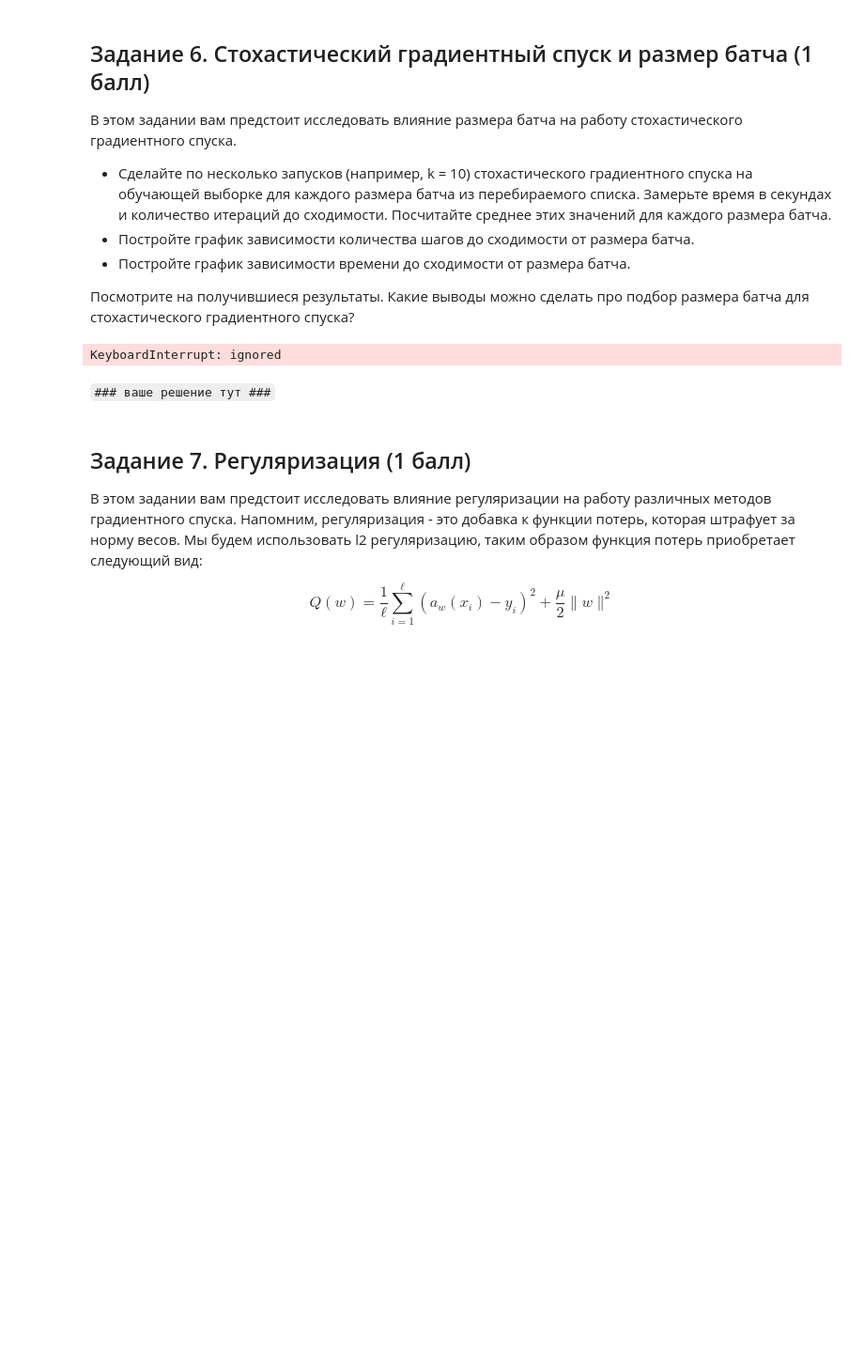
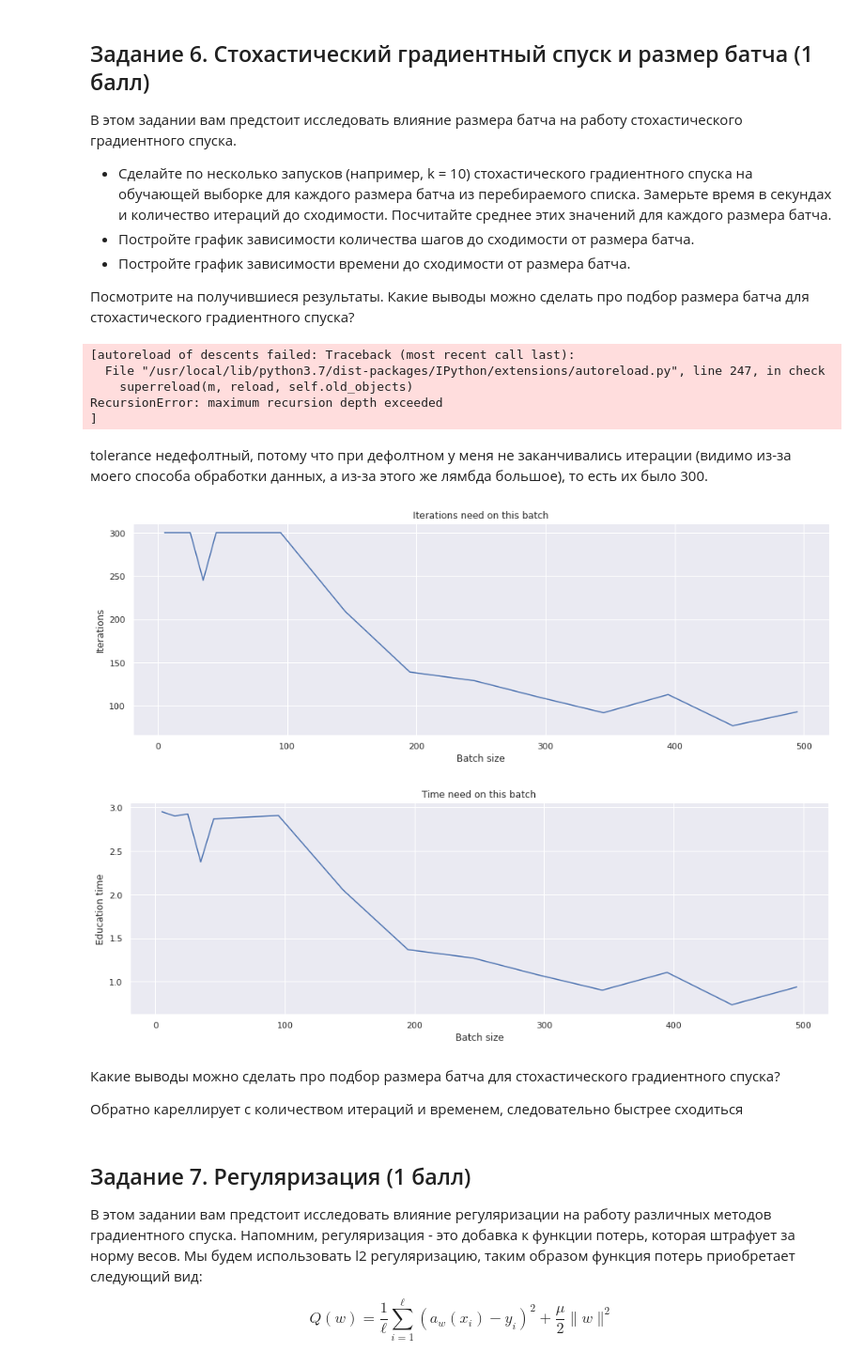
Before and after one commit to Panesher/Machine-Learning, a Jupyter notebook: HW-3/homework_practice_03_gd_Panesh.ipynb, the cells around one changed output. Shown at 94% size. Drawn from its saved outputs; the diff is of its cells as text; code cells hidden in the pictures; blank space fills up the shorter version.

```diff
--- a/HW-3/homework_practice_03_gd_Panesh.ipynb
+++ b/HW-3/homework_practice_03_gd_Panesh.ipynb
@@ -467,10 +471,5 @@ def Train(descent_name, lambd, tolerance, max_iter, x_train, y_train):
 # %%
-import time
-
-lambdas = [1e5, 1e4, 1e3, 1e2, 1e1, 1, 1e-1, 1e-2, 1e-3]
-max_iter = int(1e3)
-tolerance = 1e-8
-
+# Долгое выполнение
 for descent_name in ['full', 'stochastic', 'momentum', 'adam']:
     print('Descent', descent_name, end=':\n')
     for lambd in lambdas:
@@ -479,8 +478,7 @@ for descent_name in ['full', 'stochastic', 'momentum', 'adam']:
 
         start = time.time()
 
-        regression = Train(descent_name, lambd, tolerance,
-                           max_iter, x_train, y_train)
+        regression = Train(descent_name, lambd, x_train, y_train)
         end = time.time()
 
         print('lambda: ', lambd, ', RMSE loss: ',
@@ -594,7 +649,8 @@ According to the graph, all graphics dramaticly rising in first 2-3 iterations.
 
 Посмотрите на получившиеся результаты. Какие выводы можно сделать про подбор размера батча для стохастического градиентного спуска?
 # %%
-def TrainStochastic(batch_size, lambd, tolerance, max_iter, x_train, y_train):
+def TrainStochastic(batch_size, lambd, x_train, y_train, tolerance=1e-4,
+                    max_iter=300):
     descent_config = {
         'descent_name': 'stochastic',
         'kwargs': {
@@ -613,22 +669,24 @@ def TrainStochastic(batch_size, lambd, tolerance, max_iter, x_train, y_train):
     regression.fit(x_train, y_train)
 
     return regression
+# %% [output]
+[autoreload of descents failed: Traceback (most recent call last):
+  File "/usr/local/lib/python3.7/dist-packages/IPython/extensions/autoreload.py", line 247, in check
+    superreload(m, reload, self.old_objects)
+RecursionError: maximum recursion depth exceeded
+]
+# %% [markdown]
+tolerance недефолтный, потому что при дефолтном у меня не заканчивались итерации (видимо из-за моего способа обработки данных, а из-за этого же лямбда большое), то есть их было 300.
 # %%
 batch_sizes = list(range(5, 40, 10)) + list(range(45, 500, 50))
-tolerance = 1
-max_iter = 10000
 education_time = []
 iterations = []
 
 for batch_size in batch_sizes:
     start = time.time()
 
-    regression = TrainStochastic(batch_size, best_lambdas[1], tolerance,
-                                 max_iter, x_train, y_train)
+    regression = TrainStochastic(batch_size, info['stochastic']['best_lambda'],
+                                 x_train, y_train, tolerance=10000)
 
     education_time += [time.time() - start]
     iterations += [len(regression.loss_history) - 1]
-    if iterations[-1] < max_iter:
-        print(iterations[-1])
-# %% [output]
-KeyboardInterrupt: ignored
@@ -637,5 +693,24 @@ iterations, education_time
-# %% [markdown]
-`### ваше решение тут ###`
+# %%
+pylab.plot(batch_sizes, iterations)
+plt.gcf().set_size_inches(16, 5)
+plt.xlabel('Batch size')
+plt.ylabel('Iterations')
+plt.title('Iterations need on this batch')
+plt.show()
+
+pylab.plot(batch_sizes, education_time)
+plt.gcf().set_size_inches(16, 5)
+plt.xlabel('Batch size')
+plt.ylabel('Education time')
+plt.title('Time need on this batch')
+plt.show()
+# %% [output]
+[figure, added]
+[figure, added]
+# %% [markdown]
+Какие выводы можно сделать про подбор размера батча для стохастического градиентного спуска?
+
+Обратно кареллирует с количеством итераций и временем, следовательно быстрее сходиться
 # %% [markdown]
 ## Задание 7. Регуляризация (1 балл)
 
```
Also changed, not shown: parts of 31 cells of this notebook, 1 other file.
